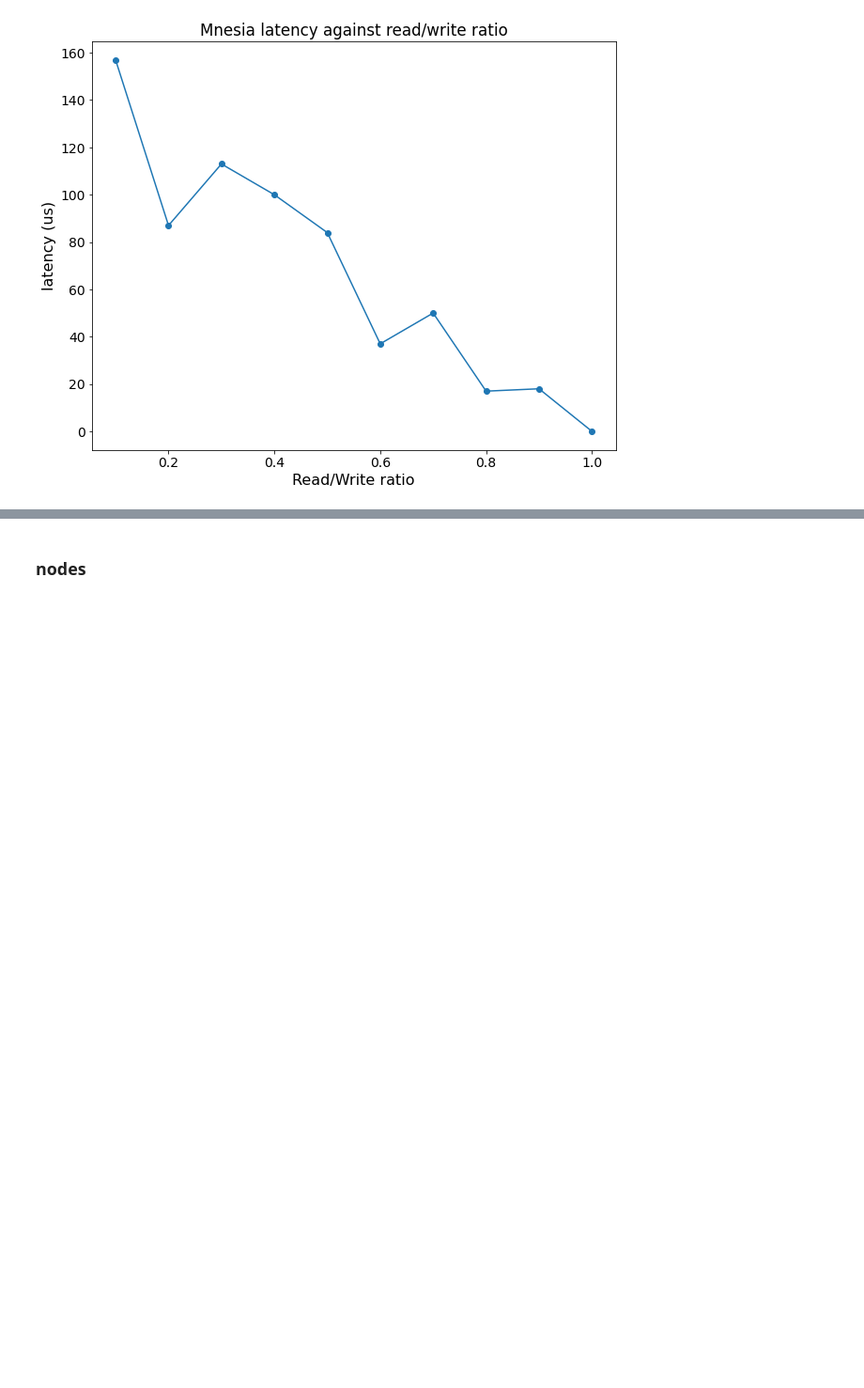
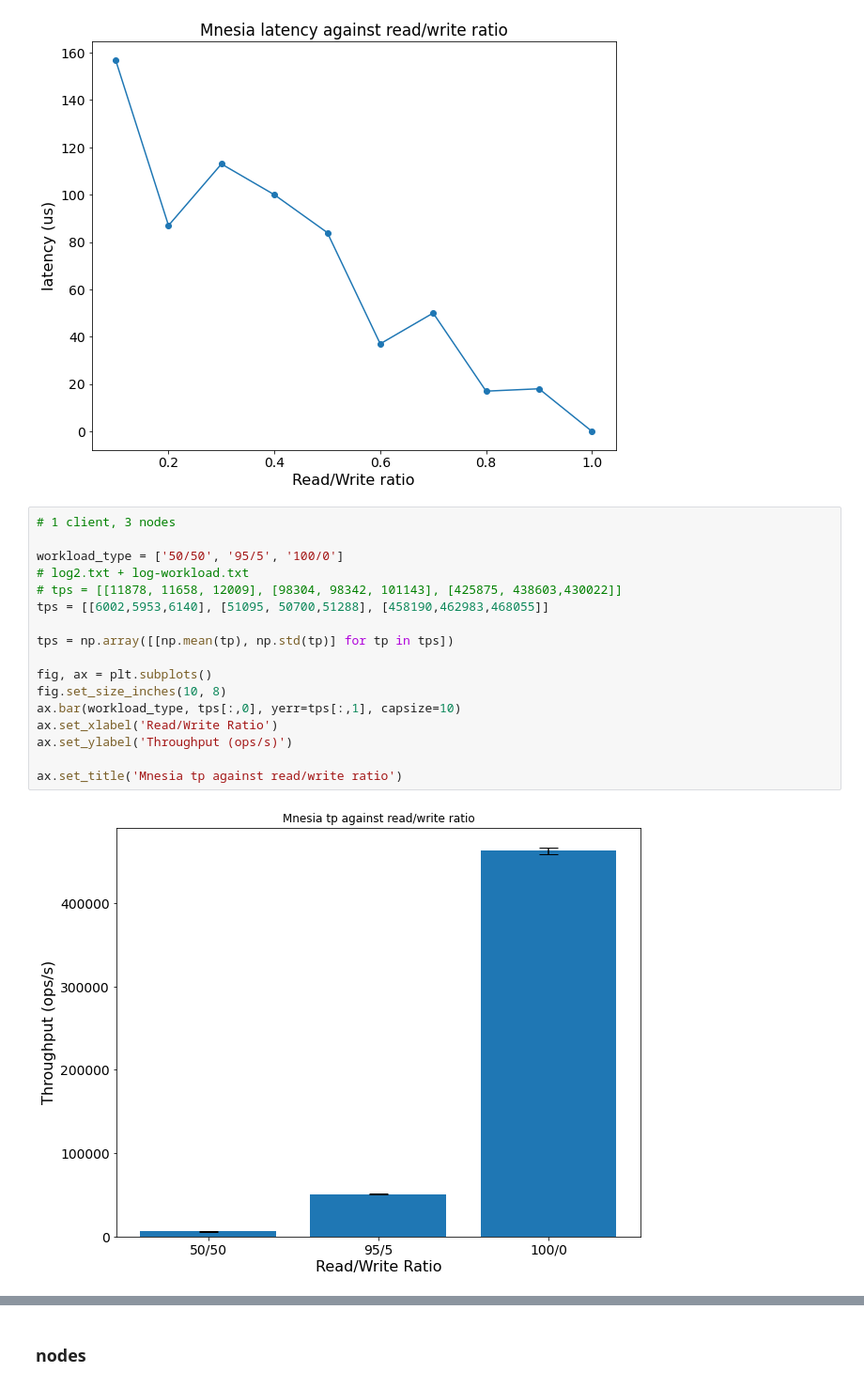
Before and after one commit to Vincent-lau/hypermnesia_eval, a Jupyter notebook: graphs/plot.ipynb, the cells around one changed output, grey strips where cells are left out. Shown: that part at 94% size. Drawn from its saved outputs; the diff is of its cells as text; blank space fills up the shorter version.

```diff
--- a/graphs/plot.ipynb
+++ b/graphs/plot.ipynb
@@ -176,3 +179,22 @@ ax.set_title('Mnesia latency against read/write ratio')
 fig.savefig('mnesia_workload_lat.jpg')
 # %% [output]
 [figure]
+# %%
+# 1 client, 3 nodes
+
+workload_type = ['50/50', '95/5', '100/0']
+# log2.txt + log-workload.txt
+# tps = [[11878, 11658, 12009], [98304, 98342, 101143], [425875, 438603,430022]]
+tps = [[6002,5953,6140], [51095, 50700,51288], [458190,462983,468055]]
+
+tps = np.array([[np.mean(tp), np.std(tp)] for tp in tps])
+
+fig, ax = plt.subplots()
+fig.set_size_inches(10, 8)
+ax.bar(workload_type, tps[:,0], yerr=tps[:,1], capsize=10)
+ax.set_xlabel('Read/Write Ratio')
+ax.set_ylabel('Throughput (ops/s)')
+
+ax.set_title('Mnesia tp against read/write ratio')
+# %% [output]
+[figure, added]
```
Also changed, not shown: parts of 9 cells of this notebook, 12 other files.
